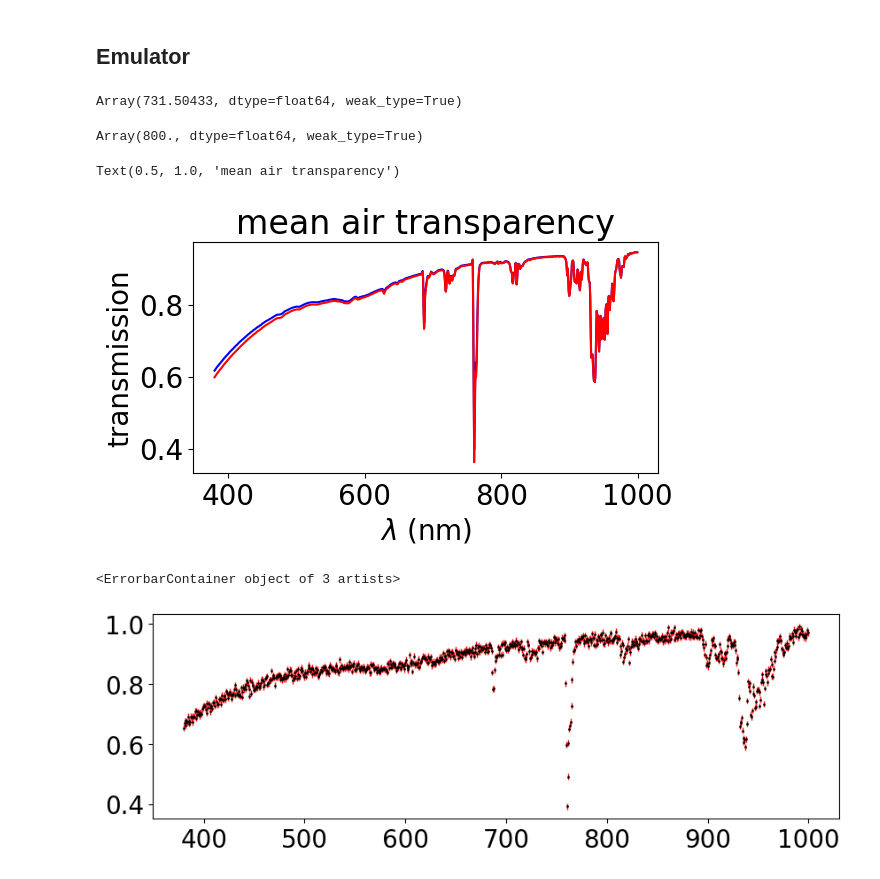
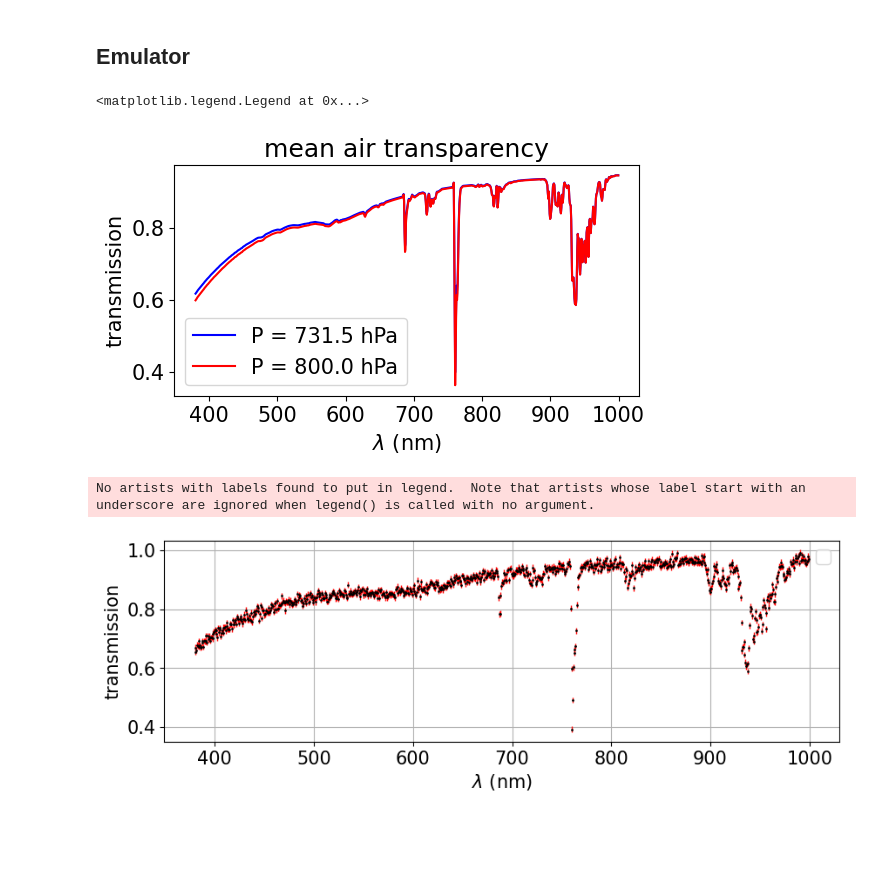
Before and after one commit to sylvielsstfr/FitDiffAtmo, a Jupyter notebook: docs/notebooks/fitdiffatmo/test_numpyro_diffatmemul.ipynb, the cells around one changed output. Saved outputs shown, nothing was run; the diff lists cells and outputs as text; code cells hidden in the pictures; blank space fills up the shorter version.

```diff
--- a/docs/notebooks/fitdiffatmo/test_numpyro_diffatmemul.ipynb
+++ b/docs/notebooks/fitdiffatmo/test_numpyro_diffatmemul.ipynb
@@ -9,8 +9,6 @@ from diffatmemulator.diffatmemulator import Dict_Of_sitesAltitudes,Dict_Of_sites
 from instrument.instrument import Hologram
 # %%
 import numpy as np
-
-
 import jax
 import jax.numpy as jnp
 from jax.scipy.special import logsumexp
@@ -31,7 +29,8 @@ from matplotlib import pyplot as plt
 
 import corner
 import arviz as az
-mpl.rcParams['font.size'] = 20
+mpl.rcParams['font.size'] = 15
+mpl.rcParams["figure.figsize"] = [8, 8]
 # %%
 import os
 import jax
@@ -93,26 +94,22 @@ obs_str = "LSST"
 emul1 =  DiffAtmEmulator(obs_str=obs_str)
 emul2 =  DiffAtmEmulator(obs_str=obs_str,pressure=800.)
 # %%
-emul1.pressure
+P1 = emul1.pressure
+P2 = emul2.pressure
-# %% [output]
-Array(731.50433, dtype=float64, weak_type=True)
-# %%
-emul2.pressure
-# %% [output]
-Array(800., dtype=float64, weak_type=True)
 # %%
 transm1 = emul1.vect1d_Alltransparencies(wls,am=1,pwv=4.0,oz=400.,tau=0.1,beta=-1.2)
 transm2 = emul2.vect1d_Alltransparencies(wls,am=1,pwv=4.0,oz=400.,tau=0.1,beta=-1.2)
 # %%
 fig,ax = plt.subplots(1,1,figsize=(6,3))
-ax.plot(wls,transm1,'b')
-ax.plot(wls,transm2,'r')
+ax.plot(wls,transm1,'b',label=f"P = {P1:.1f} hPa")
+ax.plot(wls,transm2,'r',label=f"P = {P2:.1f} hPa")
 ax.set_xlabel("$\lambda$ (nm)")
 ax.set_ylabel("transmission")
 ax.set_title("mean air transparency")
+ax.legend()
 # %% [output]
-Text(0.5, 1.0, 'mean air transparency')
+<matplotlib.legend.Legend at 0x...>
-[figure, old version]
+[figure, new version]
 # %%
 def mean_transm(x, params,airmass):
     """ mean function of the model of transmission
@@ -157,9 +154,13 @@ TMes = mean_transm(wls,par_true,airmass) + sigma_obs * jax.random.normal(rng_key
 # %%
 fig,ax = plt.subplots(1,1,figsize=(10,3))
 ax.errorbar(wls,TMes,yerr=sigma_obs,fmt="o",ms=1,color="k",ecolor="r",lw=1)
+ax.set_xlabel("$\lambda$ (nm)")
+ax.set_ylabel("transmission")
+ax.legend()
+ax.grid();
 # %% [output]
-<ErrorbarContainer object of 3 artists>
+No artists with labels found to put in legend.  Note that artists whose label start with an underscore are ignored when legend() is called with no argument.
-[figure, old version]
+[figure, new version]
 # %%
 def model(wls,Tobs=None,
           P_min=700.,pwv_min = 0.,oz_min = 0., tau_min=0.,beta_min=-3,
```
Also changed, not shown: parts of 12 cells of this notebook, 2 other files.
